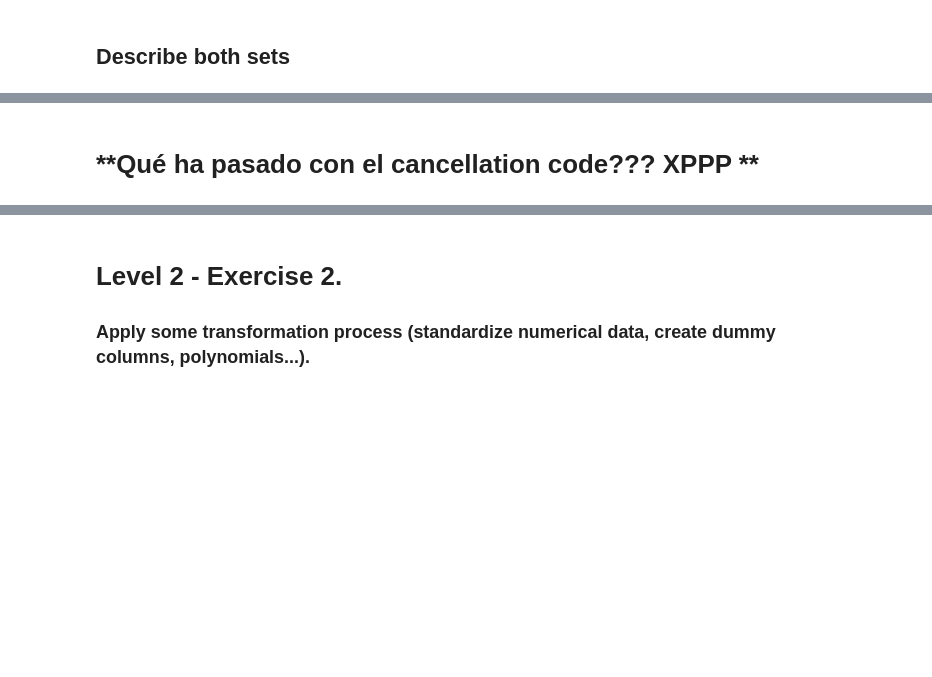
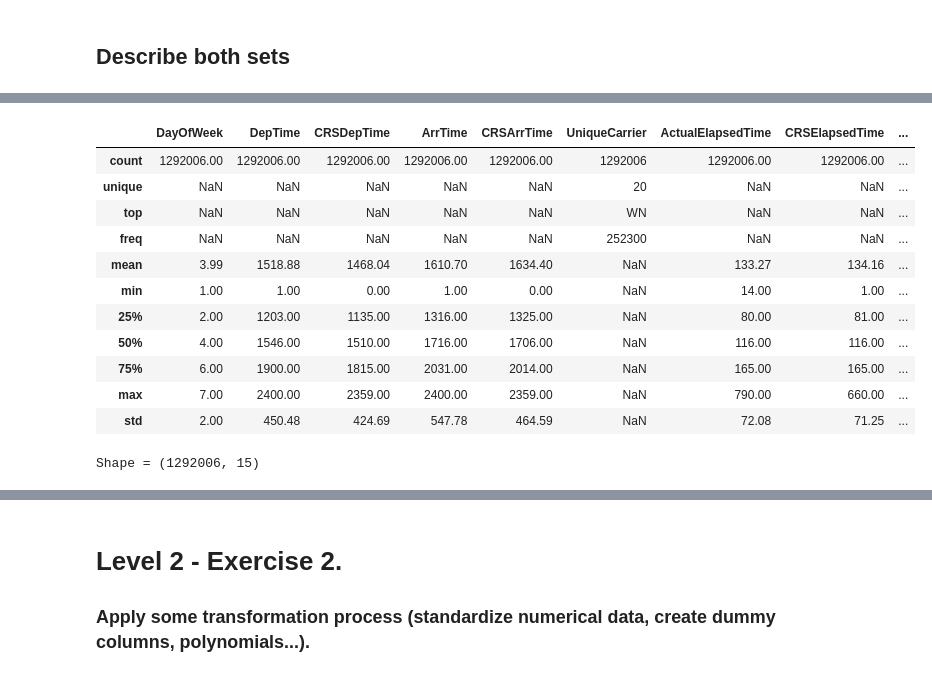
Before and after one commit to Javier-Alfonso-DS/S09_T01_Practice_with_training_and_test_sets, a Jupyter notebook: S09_T01_Practice_with_training_and_test_sets.ipynb, the cells around one changed output, grey strips where cells are left out. Saved outputs shown, nothing was run; the diff lists cells and outputs as text; code cells hidden in the pictures; blank space fills up the shorter version.

```diff
--- a/S09_T01_Practice_with_training_and_test_sets.ipynb
+++ b/S09_T01_Practice_with_training_and_test_sets.ipynb
@@ -278,2 +397,0 @@ Name: CancellationCode, dtype: int64
-# %% [markdown]
-# **Qué ha pasado con el cancellation code???  XPPP **
@@ -282,0 +398,18 @@ Pers.df_info(df_test)
+# %%
+# Describe set train
+display(df_train.describe(include='all',datetime_is_numeric=True).round(2))
+print(f"Shape = {df_train.shape}")
+# %% [output]
+|  | DayOfWeek | DepTime | CRSDepTime | ArrTime | CRSArrTime | UniqueCarrier | ActualElapsedTime | CRSElapsedTime | ... |
+| count | 1292006.00 | 1292006.00 | 1292006.00 | 1292006.00 | 1292006.00 | 1292006 | 1292006.00 | 1292006.00 | ... |
+| unique | NaN | NaN | NaN | NaN | NaN | 20 | NaN | NaN | ... |
+| top | NaN | NaN | NaN | NaN | NaN | WN | NaN | NaN | ... |
+| freq | NaN | NaN | NaN | NaN | NaN | 252300 | NaN | NaN | ... |
+| mean | 3.99 | 1518.88 | 1468.04 | 1610.70 | 1634.40 | NaN | 133.27 | 134.16 | ... |
+| min | 1.00 | 1.00 | 0.00 | 1.00 | 0.00 | NaN | 14.00 | 1.00 | ... |
+| 25% | 2.00 | 1203.00 | 1135.00 | 1316.00 | 1325.00 | NaN | 80.00 | 81.00 | ... |
+| 50% | 4.00 | 1546.00 | 1510.00 | 1716.00 | 1706.00 | NaN | 116.00 | 116.00 | ... |
+| 75% | 6.00 | 1900.00 | 1815.00 | 2031.00 | 2014.00 | NaN | 165.00 | 165.00 | ... |
+| max | 7.00 | 2400.00 | 2359.00 | 2400.00 | 2359.00 | NaN | 790.00 | 660.00 | ... |
+| std | 2.00 | 450.48 | 424.69 | 547.78 | 464.59 | NaN | 72.08 | 71.25 | ... |
+Shape = (1292006, 15)
```
Also changed, not shown: parts of 21 cells of this notebook, 3 other files.
